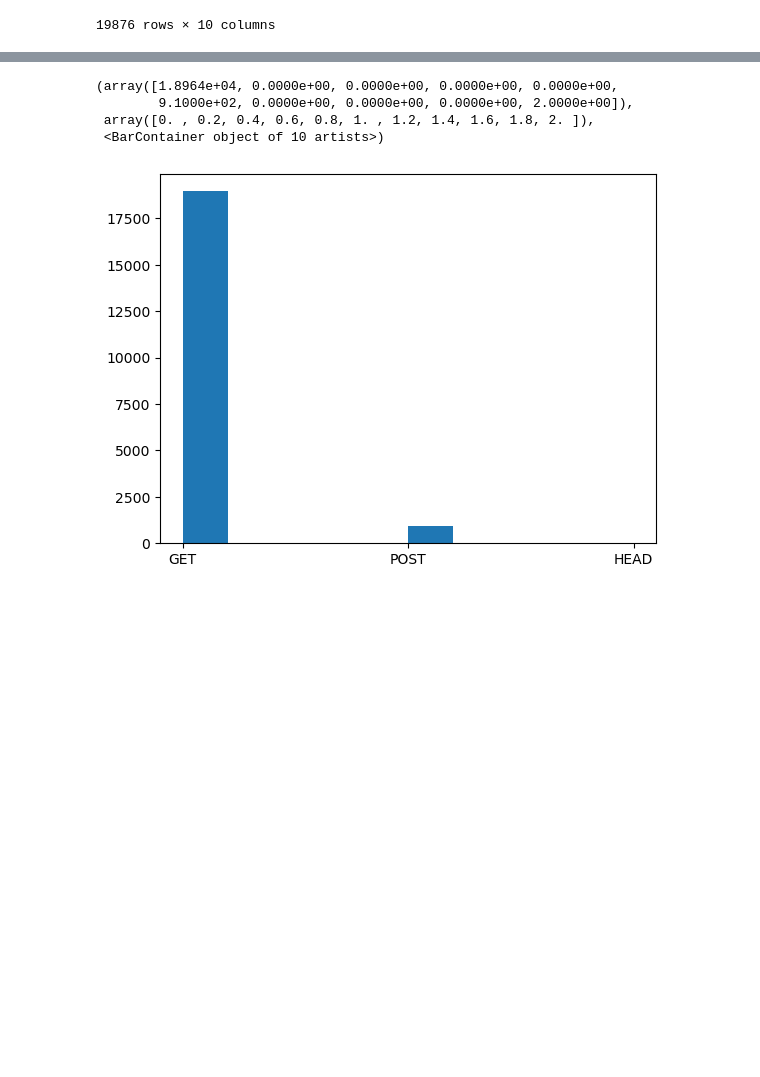
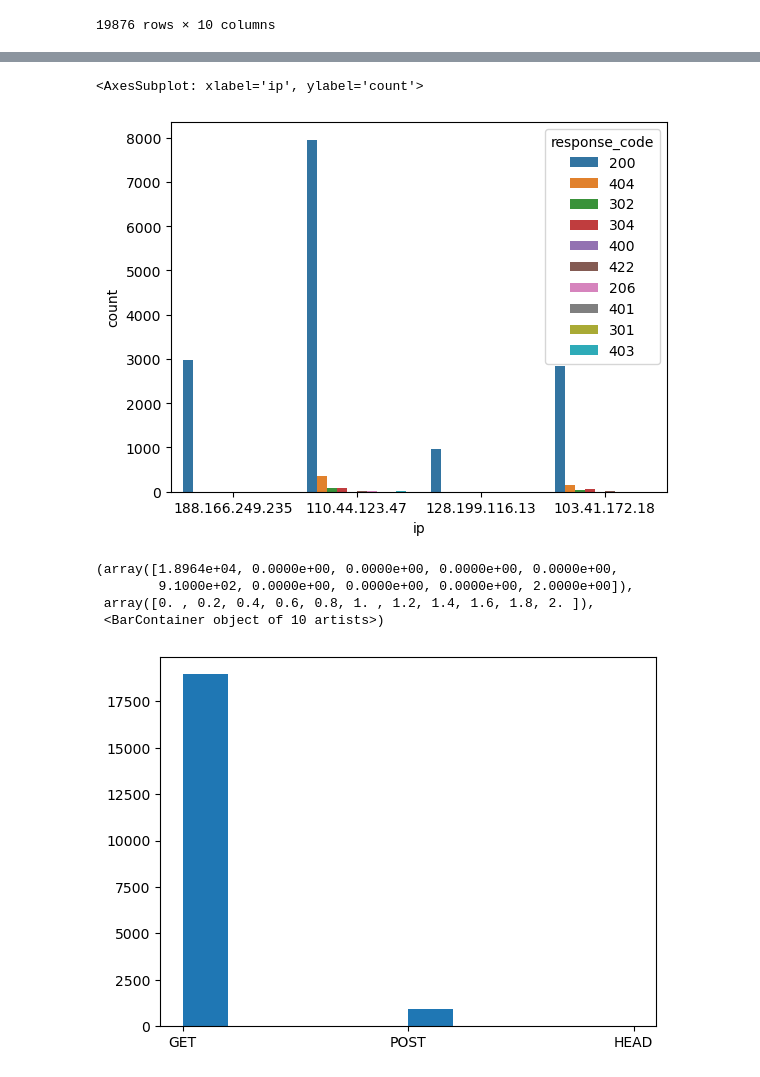
Before and after one commit to aashutoshkhadgi/webserver-log-analyzer, a Jupyter notebook: log-analyzer.py.ipynb, the cells around one changed output, grey strips where cells are left out. Cells and saved outputs as stored; diff of their text form; code cells hidden in the pictures; blank space fills up the shorter version.

```diff
--- a/log-analyzer.py.ipynb
+++ b/log-analyzer.py.ipynb
@@ -81,3 +90,10 @@ horizontal_bar= top_10_ips.plot(kind='barh')
+# %%
+top_5_ips = ips.iloc[0:4]
+
+sb.countplot(x='ip', data=df[df.ip.isin(top_5_ips.index)],hue='response_code')
+# %% [output]
+<AxesSubplot: xlabel='ip', ylabel='count'>
+[figure, added]
 # %%
 plt.hist(df['method'])
 # %% [output]
```
Also changed, not shown: parts of 7 cells of this notebook.
